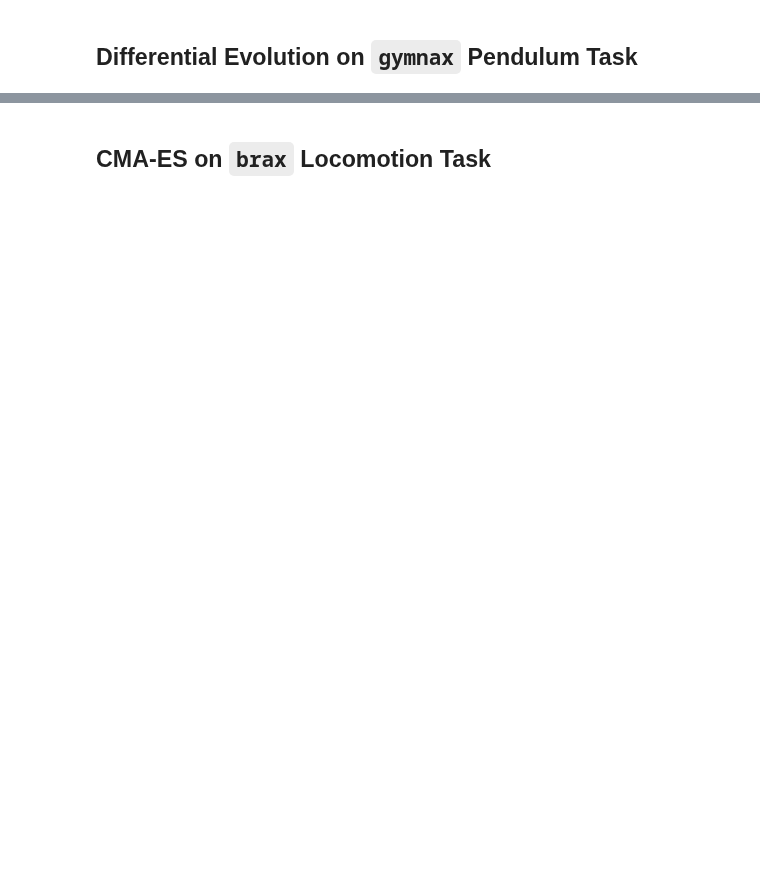
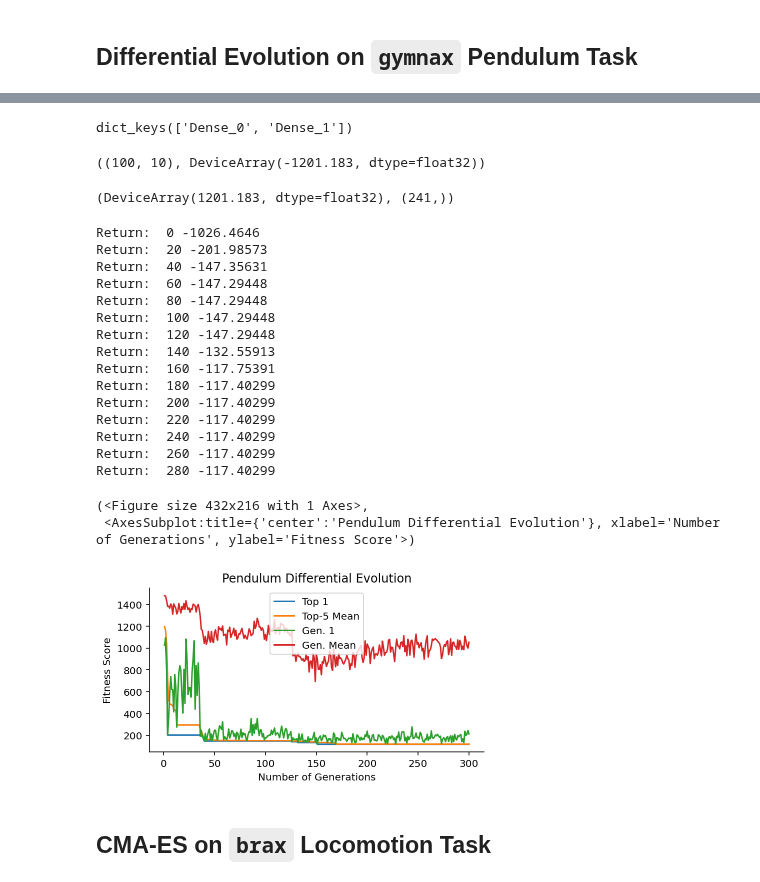
Before and after one commit to RobertTLange/evosax, a Jupyter notebook: examples/getting_started.ipynb, the cells around one changed output, grey strips where cells are left out. Drawn from its saved outputs; the diff is of its cells as text; code cells hidden in the pictures; blank space fills up the shorter version.

```diff
--- a/examples/getting_started.ipynb
+++ b/examples/getting_started.ipynb
@@ -20,2 +143,63 @@ candidates = strategy.ask(rng, state, es_params)
+# %%
+# Reshape parameters into vmapable dict
+reshaped_params = shaper.reshape(x)
+reshaped_params.keys()
+# %% [output]
+dict_keys(['Dense_0', 'Dense_1'])
+# %%
+# Vmap across parameter dict for Generation Rollout
+generation_rollout = jax.vmap(batch_rollout, in_axes=(None, shaper.vmap_dict, None, None), out_axes=0)
+gen_returns = generation_rollout(batch_rng, reshaped_params, env_params, 200)
+gen_returns.shape, jnp.max(gen_returns.mean(axis=1))
+# %% [output]
+((100, 10), DeviceArray(-1201.183, dtype=float32))
+# %%
+# Update the strategy with the negative mean returns (Note: ES minimizes!)
+fitness = - gen_returns.mean(axis=1)
+state = strategy.tell(x, fitness, state, es_params)
+state["best_fitness"], state["best_member"].shape
+# %% [output]
+(DeviceArray(1201.183, dtype=float32), (241,))
+# %%
+num_generations = 300
+print_every_k_gens = 20
+state = strategy.initialize(rng_init, es_params)
+es_logging = ESLog(shaper.total_params, num_generations, top_k=5)
+log = es_logging.initialize()
+
+
+for gen in range(num_generations):
+    rng, rng_init, rng_ask, rng_eval = jax.random.split(rng, 4)
+    x, state = strategy.ask(rng_ask, state, es_params)
+    reshaped_params = shaper.reshape(x)
+    batch_rng = jax.random.split(rng_eval, 20)
+    gen_returns = generation_rollout(batch_rng, reshaped_params, env_params, 200)
+    fitness = - gen_returns.mean(axis=1)
+    state = strategy.tell(x, fitness, state, es_params)
+    log = es_logging.update(log, x, fitness)
+
+    if gen % print_every_k_gens == 0:
+        print("Return: ", gen, -state["best_fitness"])
+
+es_logging.plot(log, "Pendulum Differential Evolution")
+# %% [output]
+Return:  0 -1026.4646
+Return:  20 -201.98573
+Return:  40 -147.35631
+Return:  60 -147.29448
+Return:  80 -147.29448
+Return:  100 -147.29448
+Return:  120 -147.29448
+Return:  140 -132.55913
+Return:  160 -117.75391
+Return:  180 -117.40299
+Return:  200 -117.40299
+Return:  220 -117.40299
+Return:  240 -117.40299
+Return:  260 -117.40299
+Return:  280 -117.40299
+(<Figure size 432x216 with 1 Axes>,
+ <AxesSubplot:title={'center':'Pendulum Differential Evolution'}, xlabel='Number of Generations', ylabel='Fitness Score'>)
+[figure, added]
 # %% [markdown]
 ## CMA-ES on `brax` Locomotion Task
```
Also changed, not shown: parts of 15 cells of this notebook, 1 other file.
